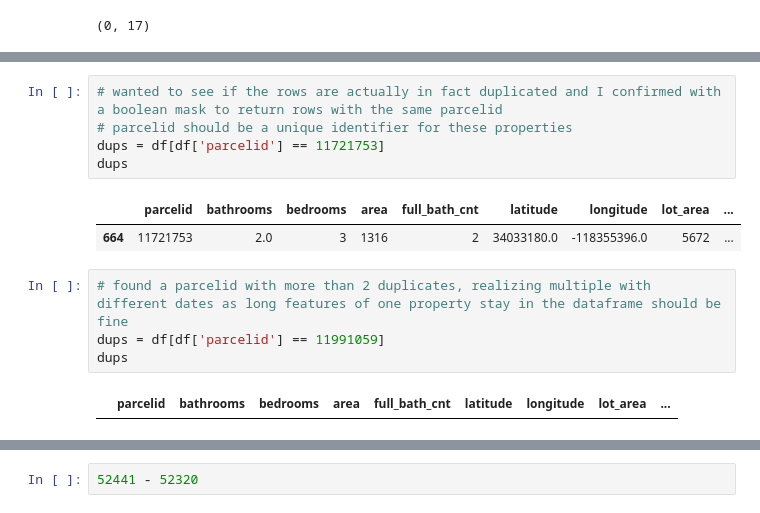
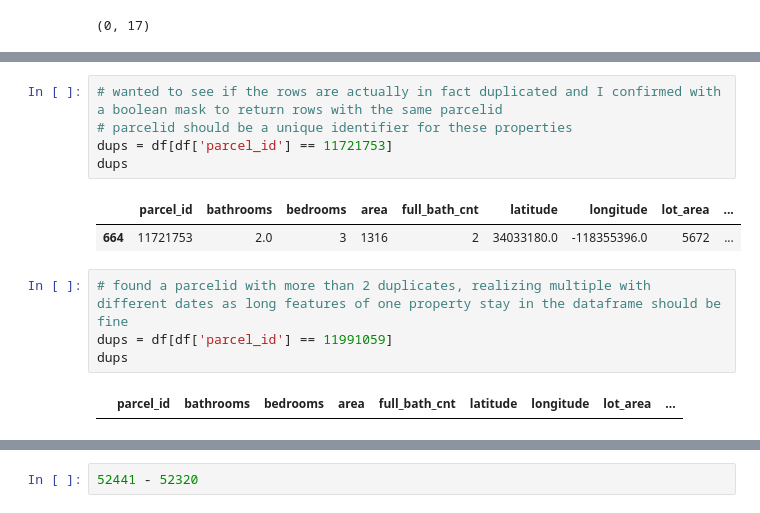
Before and after one commit to Marc-Aradillas/zillow_project, a Jupyter notebook: working_notebook.ipynb, the cells around one changed output, grey strips where cells are left out. Cells and saved outputs as stored; diff of their text form.

```diff
--- a/working_notebook.ipynb
+++ b/working_notebook.ipynb
@@ -127,16 +137,16 @@ all_duplicates
 # %%
 # wanted to see if the rows are actually in fact duplicated and I confirmed with a boolean mask to return rows with the same parcelid
 # parcelid should be a unique identifier for these properties
-dups = df[df['parcelid'] == 11721753]
+dups = df[df['parcel_id'] == 11721753]
 dups
 # %% [output]
-|  | parcelid | bathrooms | bedrooms | area | full_bath_cnt | latitude | longitude | lot_area | ... |
+|  | parcel_id | bathrooms | bedrooms | area | full_bath_cnt | latitude | longitude | lot_area | ... |
 | 664 | 11721753 | 2.0 | 3 | 1316 | 2 | 34033180.0 | -118355396.0 | 5672 | ... |
 # %%
 # found a parcelid with more than 2 duplicates, realizing multiple with different dates as long features of one property stay in the dataframe should be fine
-dups = df[df['parcelid'] == 11991059]
+dups = df[df['parcel_id'] == 11991059]
 dups
 # %% [output]
-|  | parcelid | bathrooms | bedrooms | area | full_bath_cnt | latitude | longitude | lot_area | ... |
+|  | parcel_id | bathrooms | bedrooms | area | full_bath_cnt | latitude | longitude | lot_area | ... |
 # %%
 # checked for all parcelid duplicates and I identified 241 rows
```
Also changed, not shown: parts of 41 cells of this notebook, 2 other files.
